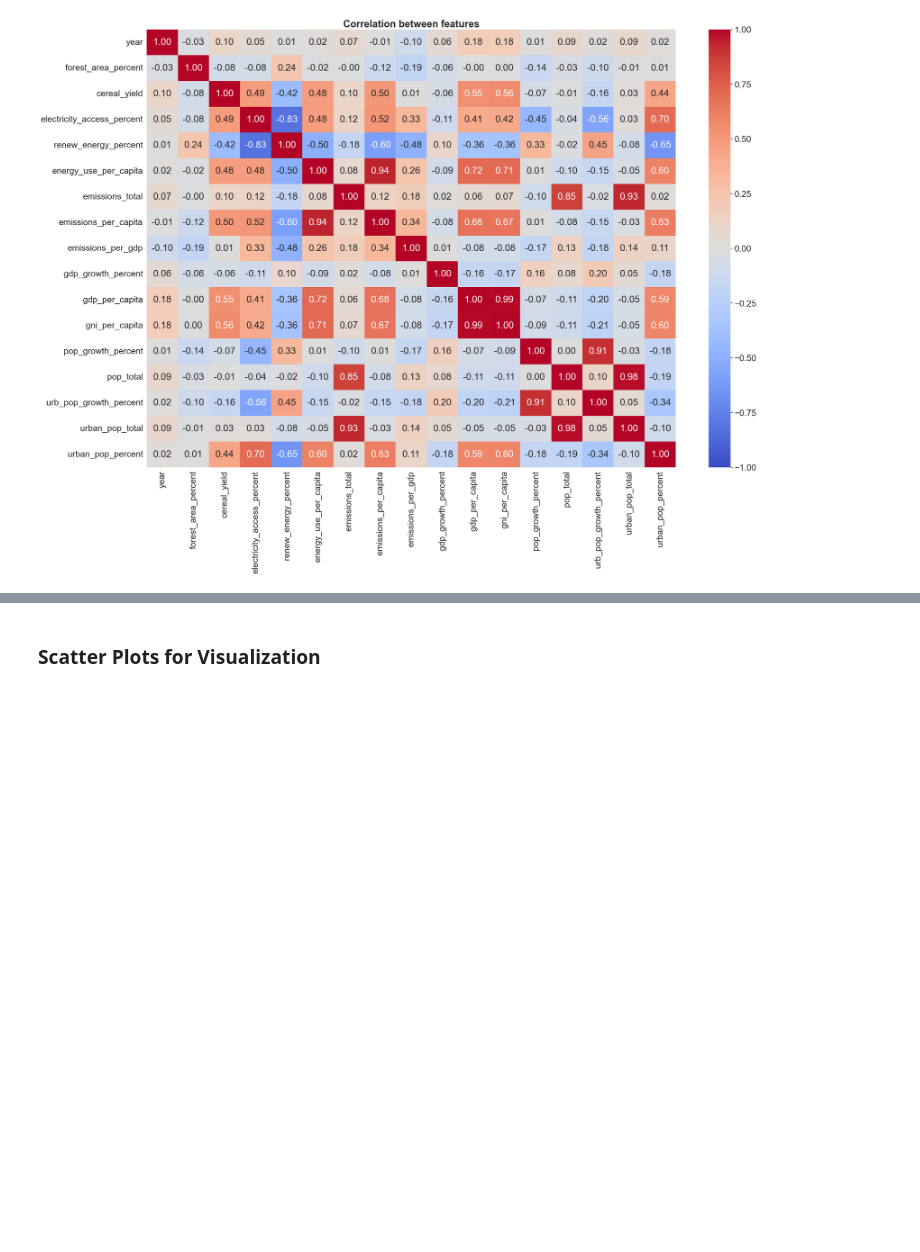
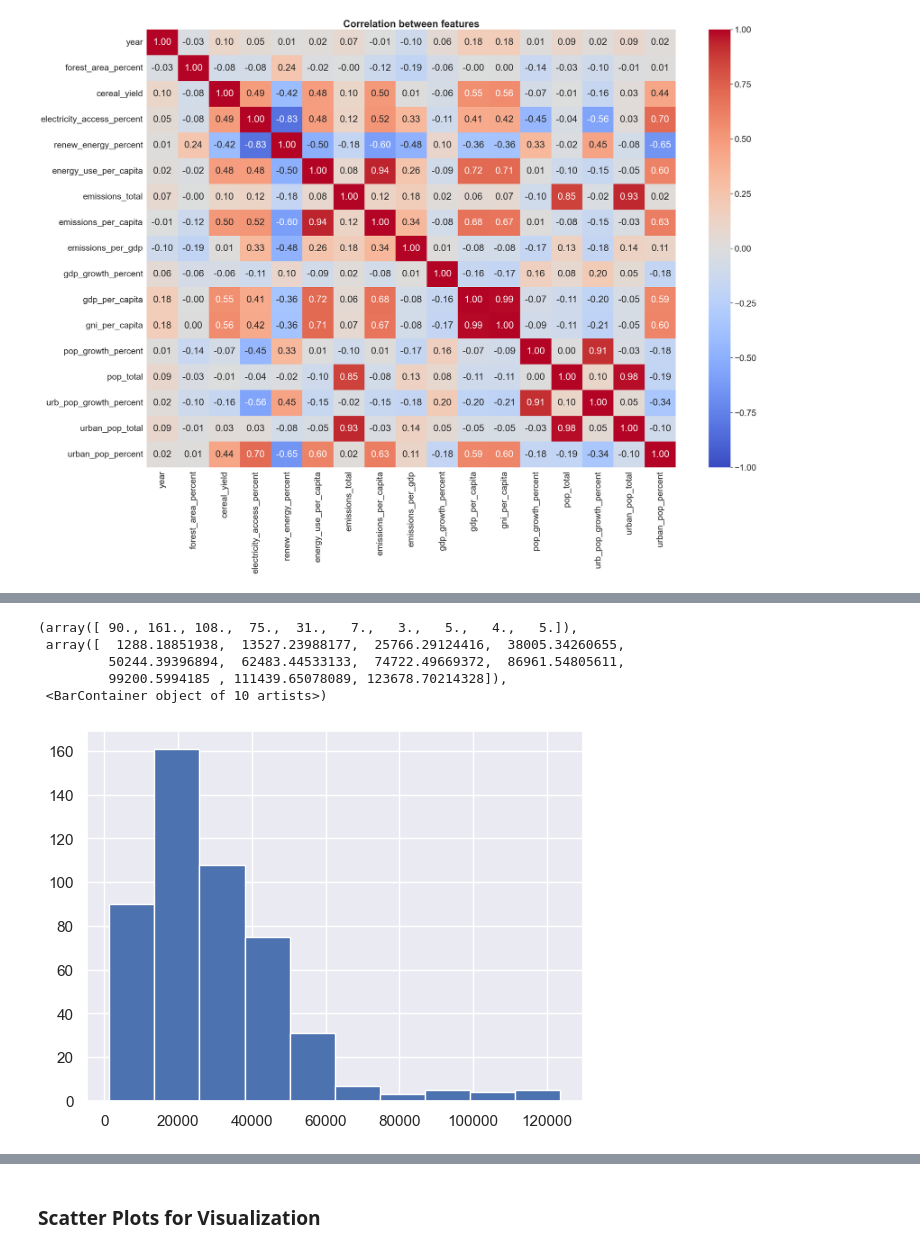
Before and after one commit to sahithig1/capstone_greenhouse_emissions, a Jupyter notebook: emissions_model.ipynb, the cells around one changed output, grey strips where cells are left out. Saved outputs shown, nothing was run; the diff lists cells and outputs as text; code cells hidden in the pictures; blank space fills up the shorter version.

```diff
--- a/emissions_model.ipynb
+++ b/emissions_model.ipynb
@@ -190,0 +216,3 @@ sns.set(font_scale=1)
+# %%
+emissions_df2 = emissions_df.copy()
+emissions_df2.head()
@@ -190,0 +230,3 @@ sns.set(font_scale=1)
+# %%
+emissions_df2 = emissions_df2[emissions_df2['emissions_per_capita']>10]
+emissions_df2
@@ -190,0 +259,9 @@ sns.set(font_scale=1)
+# %%
+plt.hist(emissions_df2['gdp_per_capita'])
+# %% [output]
+(array([ 90., 161., 108.,  75.,  31.,   7.,   3.,   5.,   4.,   5.]),
+ array([  1288.18851938,  13527.23988177,  25766.29124416,  38005.34260655,
+         50244.39396894,  62483.44533133,  74722.49669372,  86961.54805611,
+         99200.5994185 , 111439.65078089, 123678.70214328]),
+ <BarContainer object of 10 artists>)
+[figure, added]
```
Also changed, not shown: parts of 54 cells of this notebook.
